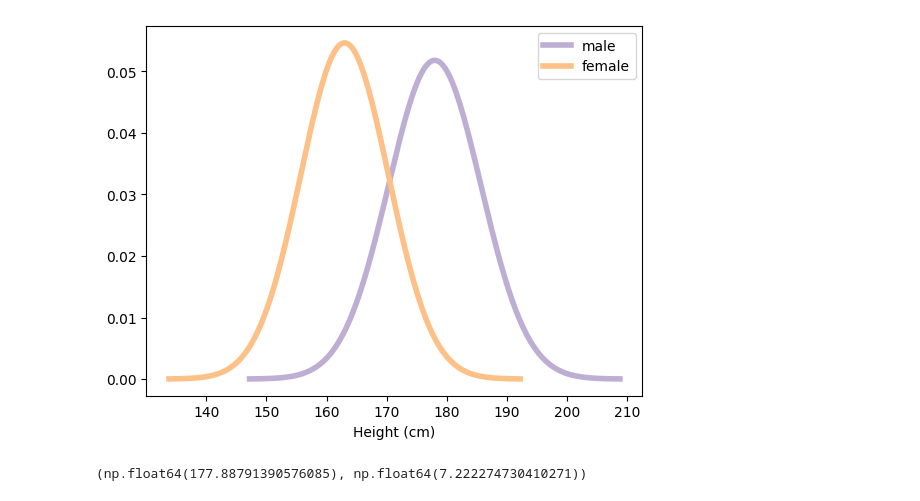
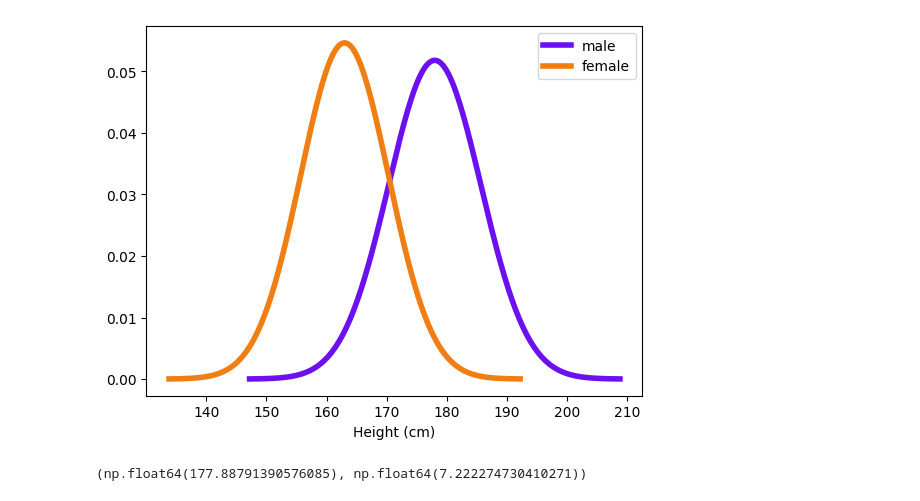
Before and after one commit to gregory-bot/python-chatbot-assignment, a Jupyter notebook: affectsize.ipynb, the cells around one changed output. Drawn from its saved outputs; the diff is of its cells as text; code cells hidden in the pictures.

```diff
--- a/affectsize.ipynb
+++ b/affectsize.ipynb
@@ -26,18 +26,18 @@ def evaluate_pdf(rv, x=4):
     return xs, yx
 # %%
 xs, yx = evaluate_pdf(male_height)
-plt.plot(xs, yx, label='male', linewidth=4, color='#beaed4')
+plt.plot(xs, yx, label='male', linewidth=4, color="#6c10ef")
 
 # Female height
 xs, yx = evaluate_pdf(female_height)
-plt.plot(xs, yx, label='female', linewidth=4, color='#fdc086')
+plt.plot(xs, yx, label='female', linewidth=4, color="#f07e12")
 
 # Labels and legend
 plt.xlabel('Height (cm)')
 plt.legend()
 plt.show()
 # %% [output]
-[figure, old version]
+[figure, new version]
 # %%
 male_sample = male_height.rvs(1000)
 # %%
```
Also changed, not shown: parts of 4 cells of this notebook.
